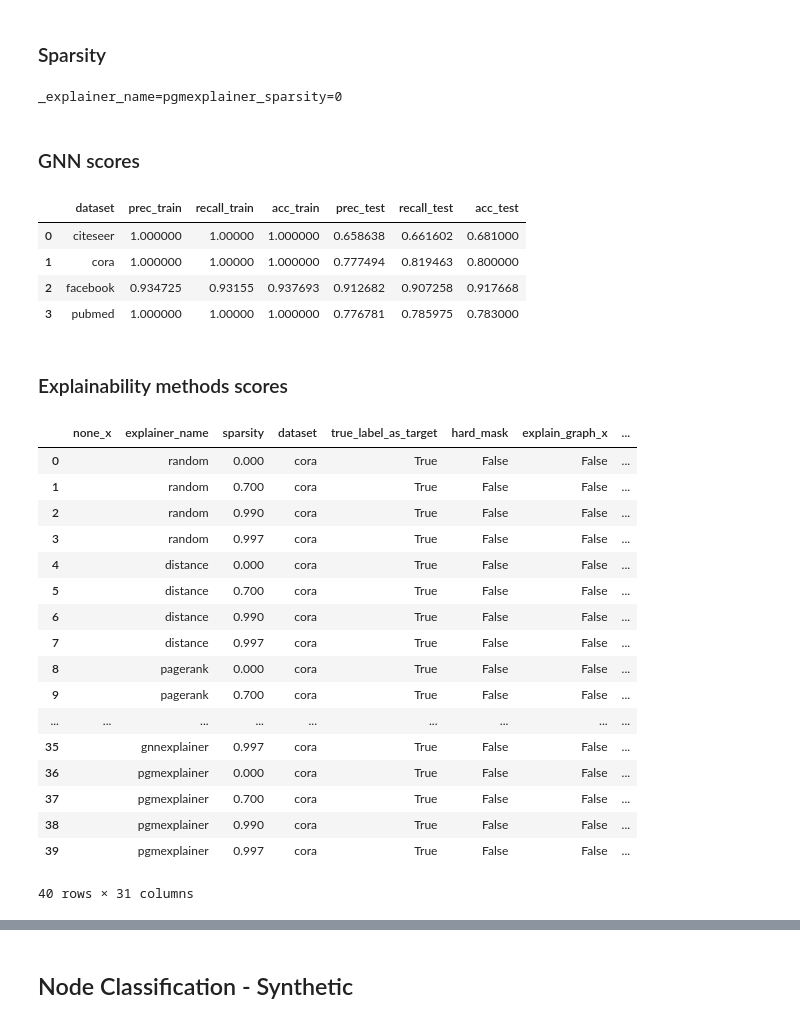
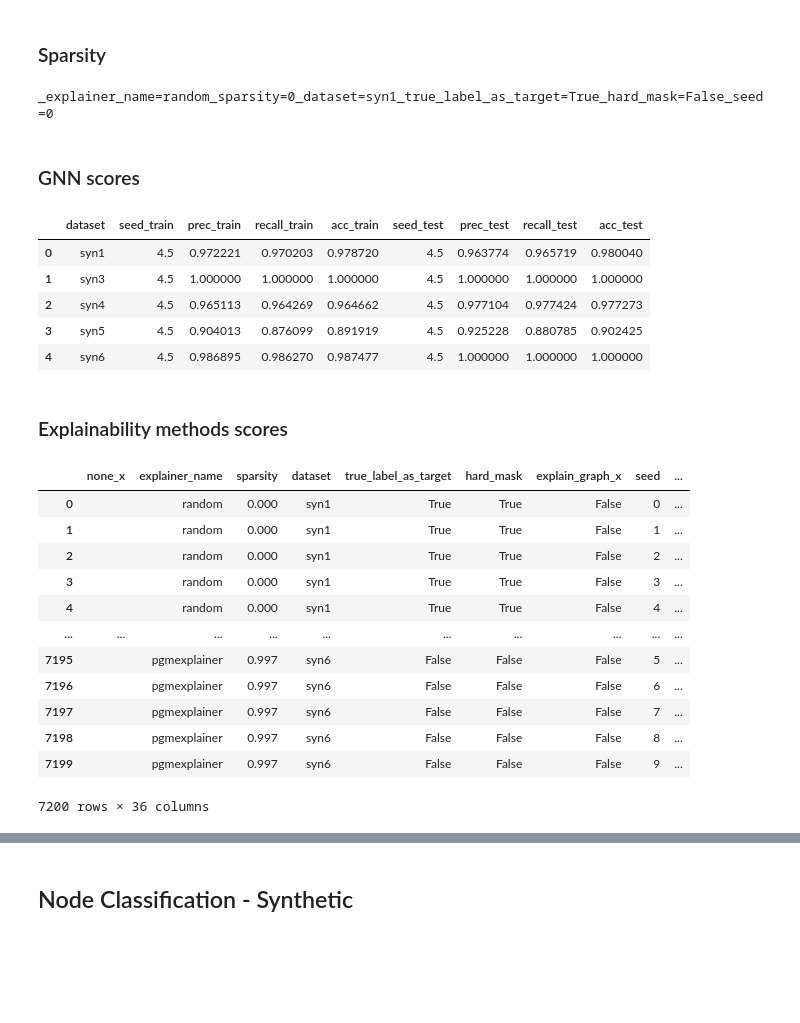
Before and after one commit to GraphFramEx/graphframex, a Jupyter notebook: notebooks/Results_Experiments.ipynb, the cells around one changed output, grey strips where cells are left out. Drawn from its saved outputs; the diff is of its cells as text; code cells hidden in the pictures; blank space fills up the shorter version.

```diff
--- a/notebooks/Results_Experiments.ipynb
+++ b/notebooks/Results_Experiments.ipynb
@@ -67,13 +67,14 @@ def parseLogs(logfile, kw="rawlogs:"):
     return logs, df
 # %%
 def get_info(logdir):
-    infos, fidelity, mask_info = {}, {}, {}
+    infos, fidelity, initial_mask_infos, transformed_mask_infos = {}, {}, {}, {}
     for filename in os.listdir(logdir):
         if filename.endswith(".stdout") and filename.startswith("_"):
             _, infos[filename.replace(".stdout", "")] = parseLogs(join(logdir, filename), kw='__infos:')
-            _, mask_info[filename.replace(".stdout", "")] = parseLogs(join(logdir, filename), kw='__mask_info:')
+            _, initial_mask_infos[filename.replace(".stdout", "")] = parseLogs(join(logdir, filename), kw='__initial_mask_infos:')
+            _, transformed_mask_infos[filename.replace(".stdout", "")] = parseLogs(join(logdir, filename), kw='__transformed_mask_infos:')
             _, fidelity[filename.replace(".stdout", "")] = parseLogs(join(logdir, filename), kw='__fidelity:')
-    return(infos, mask_info, fidelity)
+    return(infos, initial_mask_infos, transformed_mask_infos, fidelity)
 
 
 def get_gnn_info(logdir):
@@ -122,18 +123,19 @@ def get_df_results(logs, ranges, name, metrics, selection = 'last'):
 # %% [markdown]
 ### Sparsity
 # %%
-logdir = f'/cluster/home/kamara/Explain/checkpoints/node_classification/real/mask_info/logs'
-jsonpath = f'/cluster/home/kamara/Explain/checkpoints/node_classification/real/mask_info/sweep.json'
-infos, mask_info, fidelity = get_info(logdir)
+logdir = f'/cluster/home/kamara/Explain/checkpoints/node_classification/syn/sparsity_all_syn/logs'
+jsonpath = f'/cluster/home/kamara/Explain/checkpoints/node_classification/syn/sparsity_all_syn/sweep.json'
+infos, initial_mask_infos, transformed_mask_infos, fidelity = get_info(logdir)
 gnn_train, gnn_test = get_gnn_info(logdir)
 
 print(list(fidelity.keys())[1])
-#name = '{none}_explainer_name={explainer_name}_sparsity={sparsity}_dataset={dataset}_true_label_as_target={true_label_as_target}_hard_mask={hard_mask}_seed={seed}'
-name = '{none}_explainer_name={explainer_name}_sparsity={sparsity}'
-
 ranges = get_param_ranges(jsonpath)
 # %% [output]
-_explainer_name=pgmexplainer_sparsity=0
+_explainer_name=random_sparsity=0_dataset=syn1_true_label_as_target=True_hard_mask=False_seed=0
+# %%
+#name = '{none}_explainer_name={explainer_name}_sparsity={sparsity}_dataset={dataset}_true_label_as_target={true_label_as_target}_hard_mask={hard_mask}'
+name = '{none}_explainer_name={explainer_name}_sparsity={sparsity}_dataset={dataset}_true_label_as_target={true_label_as_target}_hard_mask={hard_mask}_seed={seed}'
+#name = '{none}_explainer_name={explainer_name}_sparsity={sparsity}'
 # %% [markdown]
 ### GNN scores
 # %%
@@ -147,9 +149,10 @@ gnn_scores = pd.merge(df_gnn_train, df_gnn_test, on=['dataset', 'sparsity', 'num
 gnn_scores = gnn_scores.drop(columns=["sparsity", "num_test"])
 gnn_scores
 # %% [output]
-|  | dataset | prec_train | recall_train | acc_train | prec_test | recall_test | acc_test |
-| 0 | citeseer | 1.000000 | 1.00000 | 1.000000 | 0.658638 | 0.661602 | 0.681000 |
-| 1 | cora | 1.000000 | 1.00000 | 1.000000 | 0.777494 | 0.819463 | 0.800000 |
-| 2 | facebook | 0.934725 | 0.93155 | 0.937693 | 0.912682 | 0.907258 | 0.917668 |
-| 3 | pubmed | 1.000000 | 1.00000 | 1.000000 | 0.776781 | 0.785975 | 0.783000 |
+|  | dataset | seed_train | prec_train | recall_train | acc_train | seed_test | prec_test | recall_test | acc_test |
+| 0 | syn1 | 4.5 | 0.972221 | 0.970203 | 0.978720 | 4.5 | 0.963774 | 0.965719 | 0.980040 |
+| 1 | syn3 | 4.5 | 1.000000 | 1.000000 | 1.000000 | 4.5 | 1.000000 | 1.000000 | 1.000000 |
+| 2 | syn4 | 4.5 | 0.965113 | 0.964269 | 0.964662 | 4.5 | 0.977104 | 0.977424 | 0.977273 |
+| 3 | syn5 | 4.5 | 0.904013 | 0.876099 | 0.891919 | 4.5 | 0.925228 | 0.880785 | 0.902425 |
+| 4 | syn6 | 4.5 | 0.986895 | 0.986270 | 0.987477 | 4.5 | 1.000000 | 1.000000 | 1.000000 |
 # %%
@@ -157,38 +160,33 @@ gnn_scores.to_csv('/cluster/home/kamara/Explain/csv/node_classification/real/nc_
 # %% [markdown]
 ### Explainability methods scores
+# %%
+df_infos = get_df_results(infos, ranges, name, metrics = ['time', "number_of_edges", "mask_sparsity_init", "non_zero_values_init"])
+df_initial_mask_infos = get_df_results(initial_mask_infos, ranges, name, metrics = ['mask_size', "mask_entropy", "max_avg"])
+df_tranformed_mask_infos = get_df_results(transformed_mask_infos, ranges, name, metrics = ['mask_size', "mask_entropy", "max_avg"])
+df_fid = get_df_results(fidelity, ranges, name, metrics = ['fidelity_acc+', 'fidelity_acc-', 'fidelity_prob+', 'fidelity_prob-',
+                                                           'fidelity_gnn_acc+', 'fidelity_gnn_acc-', 'fidelity_gnn_prob+', 'fidelity_gnn_prob-',
+                                                           'mask_sparsity', 'expl_edges'])
 # %%
-df_infos = get_df_results(infos, ranges, name, metrics = ['time', "number_of_edges", "mask_sparsity_init", "non_zero_values_init"])
-df_mask_infos = get_df_results(mask_info, ranges, name, metrics = ['mask_size', "mask_entropy", "max_avg"])
-df_fid = get_df_results(fidelity, ranges, name, metrics = ['fidelity_acc+', 'fidelity_acc-', 'fidelity_prob+', 'fidelity_prob-',
-                                                           'fidelity_gnn_acc+', 'fidelity_gnn_acc-', 'fidelity_gnn_prob+', 'fidelity_gnn_prob-',
-                                                           'mask_sparsity', 'expl_edges'])
-
-#scores = pd.concat([df_acc, df_fid], axis=1, join="inner")
-#scores = pd.merge(df_acc_top, df_acc, suffixes=['_top', ''], on=["dataset", "explainer_name", "num_test_nodes", "data_save_dir", "gpu", "sparsity"])
+df_mask_infos = pd.merge(df_initial_mask_infos, df_tranformed_mask_infos, suffixes=['_init', '_transf'], on=["dataset", "explainer_name", "num_test", "data_save_dir", "seed", "sparsity", "true_label_as_target", "hard_mask"])
 scores = df_fid
 scores = pd.merge(scores, df_mask_infos, on=["dataset", "explainer_name", "num_test", "data_save_dir", "seed", "sparsity", "true_label_as_target", "hard_mask"])
 scores = pd.merge(scores, df_infos, on=["dataset", "explainer_name", "num_test", "data_save_dir", "seed", "sparsity", "true_label_as_target", "hard_mask"])
 scores
 #scores.to_csv('/cluster/home/kamara/Explain/csv/node_classification/real/nc_real_sparsity_all.csv', index=False)
 # %% [output]
-|  | none_x | explainer_name | sparsity | dataset | true_label_as_target | hard_mask | explain_graph_x | ... |
-| 0 |  | random | 0.000 | cora | True | False | False | ... |
-| 1 |  | random | 0.700 | cora | True | False | False | ... |
-| 2 |  | random | 0.990 | cora | True | False | False | ... |
-| 3 |  | random | 0.997 | cora | True | False | False | ... |
-| 4 |  | distance | 0.000 | cora | True | False | False | ... |
-| 5 |  | distance | 0.700 | cora | True | False | False | ... |
-| 6 |  | distance | 0.990 | cora | True | False | False | ... |
-| 7 |  | distance | 0.997 | cora | True | False | False | ... |
-| 8 |  | pagerank | 0.000 | cora | True | False | False | ... |
-| 9 |  | pagerank | 0.700 | cora | True | False | False | ... |
-| ... | ... | ... | ... | ... | ... | ... | ... | ... |
-| 35 |  | gnnexplainer | 0.997 | cora | True | False | False | ... |
-| 36 |  | pgmexplainer | 0.000 | cora | True | False | False | ... |
-| 37 |  | pgmexplainer | 0.700 | cora | True | False | False | ... |
-| 38 |  | pgmexplainer | 0.990 | cora | True | False | False | ... |
-| 39 |  | pgmexplainer | 0.997 | cora | True | False | False | ... |
+|  | none_x | explainer_name | sparsity | dataset | true_label_as_target | hard_mask | explain_graph_x | seed | ... |
+| 0 |  | random | 0.000 | syn1 | True | True | False | 0 | ... |
+| 1 |  | random | 0.000 | syn1 | True | True | False | 1 | ... |
+| 2 |  | random | 0.000 | syn1 | True | True | False | 2 | ... |
+| 3 |  | random | 0.000 | syn1 | True | True | False | 3 | ... |
+| 4 |  | random | 0.000 | syn1 | True | True | False | 4 | ... |
+| ... | ... | ... | ... | ... | ... | ... | ... | ... | ... |
+| 7195 |  | pgmexplainer | 0.997 | syn6 | False | False | False | 5 | ... |
+| 7196 |  | pgmexplainer | 0.997 | syn6 | False | False | False | 6 | ... |
+| 7197 |  | pgmexplainer | 0.997 | syn6 | False | False | False | 7 | ... |
+| 7198 |  | pgmexplainer | 0.997 | syn6 | False | False | False | 8 | ... |
+| 7199 |  | pgmexplainer | 0.997 | syn6 | False | False | False | 9 | ... |
-40 rows × 31 columns
+7200 rows × 36 columns
 # %%
 res = scores.groupby(by=['dataset', "true_label_as_target", "hard_mask", 'sparsity', 'explainer_name']).mean()
 res = res.drop(columns=['seed'])
```
Also changed, not shown: parts of 3 cells of this notebook, 15 other files.
